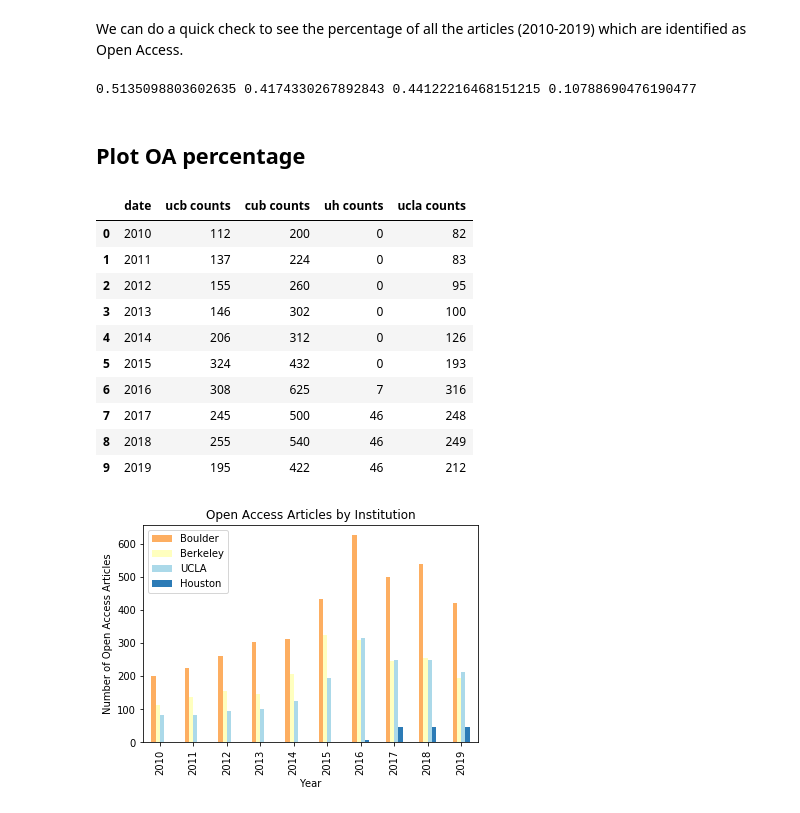
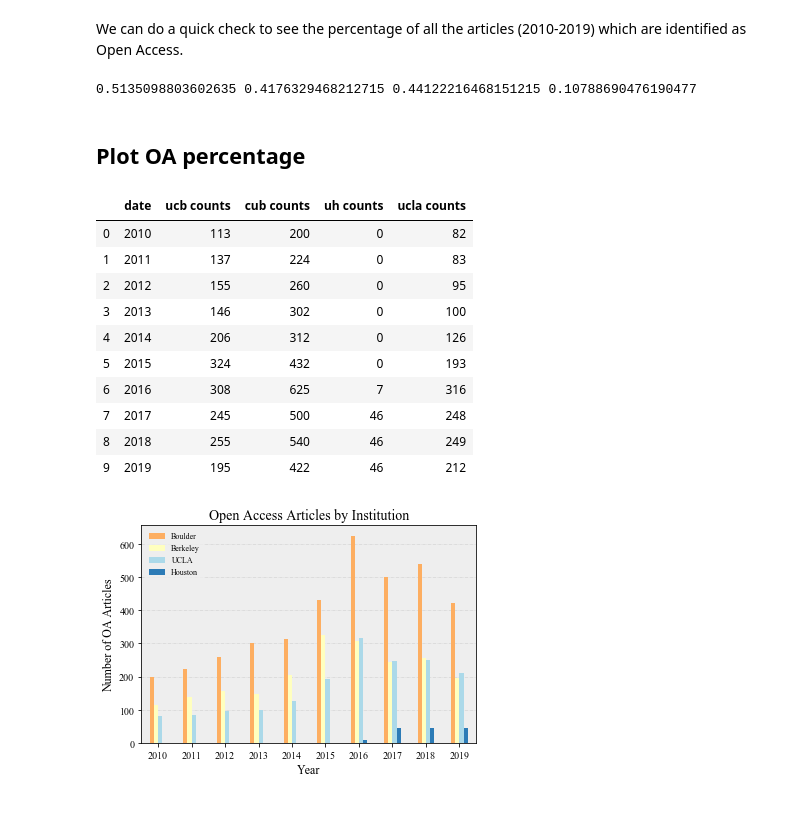
Before and after one commit to samteplitzky/Earth-Science-Citation-Replication-Project, a Jupyter notebook: open_access_analysis.ipynb, the cells around one changed output. Cells and saved outputs as stored; diff of their text form; code cells hidden in the pictures.

```diff
--- a/open_access_analysis.ipynb
+++ b/open_access_analysis.ipynb
@@ -20,6 +20,9 @@ ucb_data = pd.read_csv("Berkeley_References.csv", encoding="ISO-8859-1")
 cub_data = pd.read_csv("Boulder_References.csv", encoding="ISO-8859-1")
 uh_data = pd.read_csv("Houston_References.csv", encoding="ISO-8859-1")
 ucla_data = pd.read_csv("UCLA_References.csv", encoding="ISO-8859-1")
+# %%
+#a little bit of clean up is required for one of the Berkeley dates.
+ucb_data.loc[ucb_data['PY']==10] = 2010
 # %% [markdown]
 ## Examine Open Access publishing trends.
 
@@ -378,7 +352,7 @@ percentage_oa_ucla = oa_time_ucla['ucla counts'].sum()/total_ucla
 percentage_oa_uh = oa_time_uh['uh counts'].sum()/total_uh
 print(percentage_oa_cub, percentage_oa_ucb, percentage_oa_ucla, percentage_oa_uh)
 # %% [output]
-0.5135098803602635 0.4174330267892843 0.44122216468151215 0.10788690476190477
+0.5135098803602635 0.4176329468212715 0.44122216468151215 0.10788690476190477
 # %% [markdown]
 ## Plot OA percentage
 # %%
@@ -390,7 +364,7 @@ all_oa = pd.merge(all_oa, oa_time_ucla, on='date')
 all_oa
 # %% [output]
 |  | date | ucb counts | cub counts | uh counts | ucla counts |
-| 0 | 2010 | 112 | 200 | 0 | 82 |
+| 0 | 2010 | 113 | 200 | 0 | 82 |
 | 1 | 2011 | 137 | 224 | 0 | 83 |
 | 2 | 2012 | 155 | 260 | 0 | 95 |
 | 3 | 2013 | 146 | 302 | 0 | 100 |
@@ -402,16 +376,22 @@ all_oa
 | 9 | 2019 | 195 | 422 | 46 | 212 |
 # %%
 #How has that changed over the past 10 years?
+
+plt.rcParams["font.family"] = "Times New Roman"
+
 my_colors = '#fdae61','#ffffbf', '#abd9e9', '#2c7bb6'
-oa_plot = all_oa.plot.bar(x='date', y=['cub counts', 'ucb counts', 'ucla counts', 'uh counts'], color=my_colors)
-plt.show
+oaplot = all_oa.plot.bar(x='date',
+                          y=['cub counts', 'ucb counts', 'ucla counts', 'uh counts'],
+                          color=my_colors, zorder=10, rot=0)
 
+# formatting
+oaplot.set_facecolor('#eeeeee')
+oaplot.set_ylabel('Number of OA Articles', fontsize=12)
+oaplot.set_xlabel('Year', fontsize=12)
+oaplot.set_title('Open Access Articles by Institution', fontsize=14)
+oaplot.grid(color='#CCCCCC', linestyle='-.', linewidth=.5, axis='y', zorder=0)
+oaplot.legend(["Boulder", "Berkeley", "UCLA", "Houston"], facecolor='#eeeeee', edgecolor='#eeeeee', fontsize=8)
 
-oa_plot.set_ylabel('Number of Open Access Articles')
-oa_plot.set_xlabel('Year')
-oa_plot.set_title('Open Access Articles by Institution')
-oa_plot.legend(["Boulder", "Berkeley", "UCLA", "Houston"])
-
-plt.savefig('oainstitution.png', dpi=300)
+fig = oaplot.get_figure()
 # %% [output]
-[figure, old version]
+[figure, new version]
```
Also changed, not shown: parts of 52 cells of this notebook.
